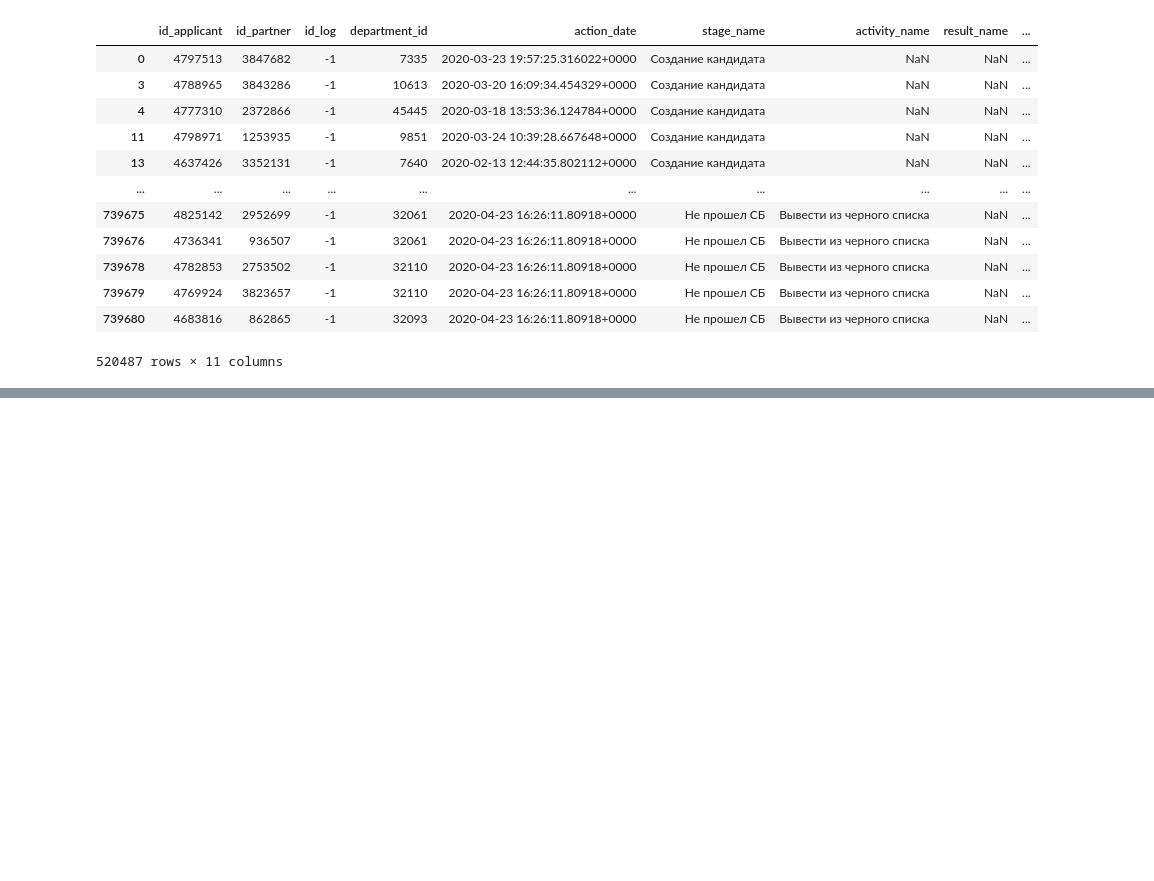
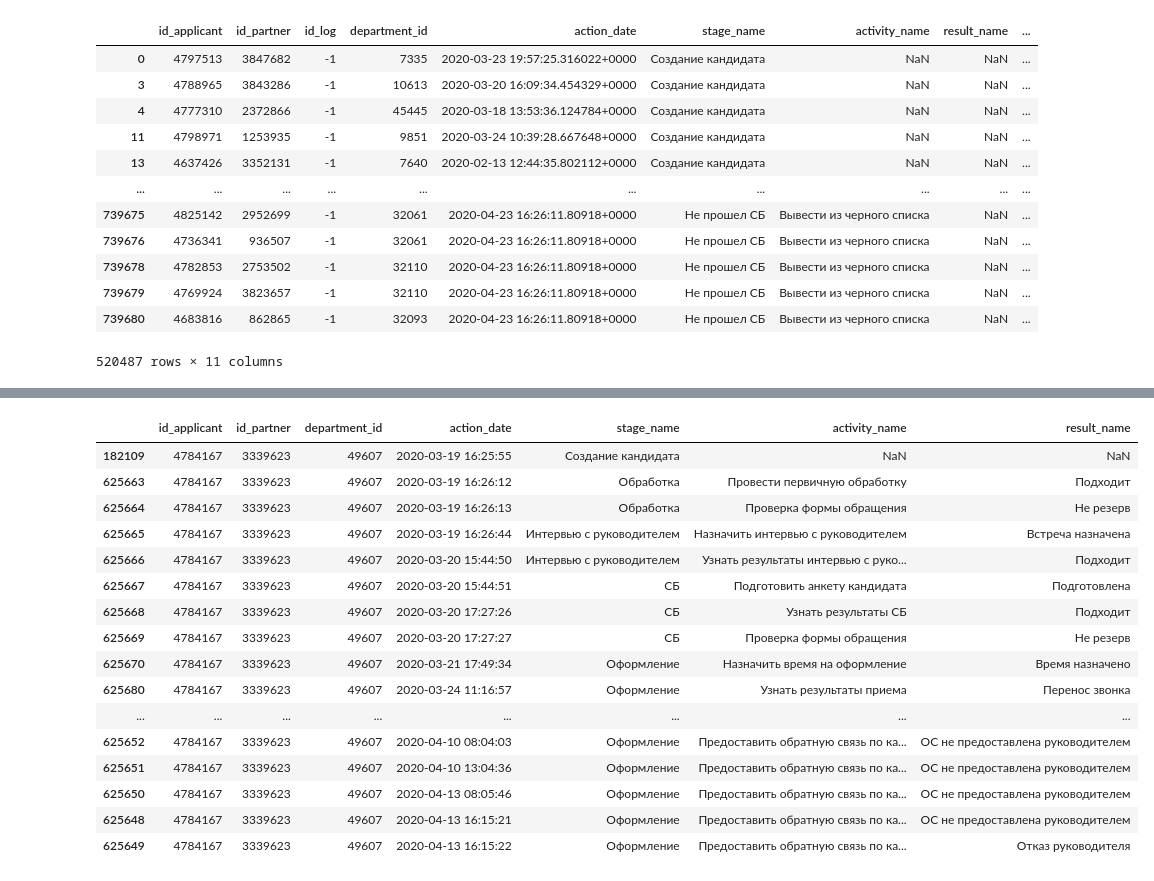
Before and after one commit to Timkasyan/NIR_group_1, a Jupyter notebook: nir_project.ipynb, the cells around one changed output, grey strips where cells are left out. Drawn from its saved outputs; the diff is of its cells as text; code cells hidden in the pictures; blank space fills up the shorter version.

Commit message:
notebook first day result + csv with unique states

```diff
--- a/nir_project.ipynb
+++ b/nir_project.ipynb
@@ -229,4 +229,4 @@ df
 | 739680 | 4683816 | 862865 | -1 | 32093 | 2020-04-23 16:26:11.80918+0000 | Не прошел СБ | Вывести из черного списка | NaN | ... |
 520487 rows × 11 columns
 # %%
-df['action_date'] = pd.to_datetime(df['action_date'], format="%Y-%m-%d %H:%M:%S.%f%z")
+# df['action_date'] = pd.to_datetime(df['action_date'], format="%Y-%m-%d %H:%M:%S.%f%z")
@@ -240,0 +287,2 @@ TypeError: Parser must be a string or character stream, not datetime
+# %%
+df['action_date'] = df['action_date'].str[:19]
@@ -240,0 +305,22 @@ TypeError: Parser must be a string or character stream, not datetime
+# %%
+df['action_date'] = pd.to_datetime(df['action_date'], format="%Y-%m-%d %H:%M:%S")
+# %%
+df[df['id_applicant'] == 4784167].drop(['id_log', 'is_active_action', 'is_open_action', 'position_name'], axis=1).sort_values('action_date')
+# %% [output]
+|  | id_applicant | id_partner | department_id | action_date | stage_name | activity_name | result_name |
+| 182109 | 4784167 | 3339623 | 49607 | 2020-03-19 16:25:55 | Создание кандидата | NaN | NaN |
+| 625663 | 4784167 | 3339623 | 49607 | 2020-03-19 16:26:12 | Обработка | Провести первичную обработку | Подходит |
+| 625664 | 4784167 | 3339623 | 49607 | 2020-03-19 16:26:13 | Обработка | Проверка формы обращения | Не резерв |
+| 625665 | 4784167 | 3339623 | 49607 | 2020-03-19 16:26:44 | Интервью с руководителем | Назначить интервью с руководителем | Встреча назначена |
+| 625666 | 4784167 | 3339623 | 49607 | 2020-03-20 15:44:50 | Интервью с руководителем | Узнать результаты интервью с руко... | Подходит |
+| 625667 | 4784167 | 3339623 | 49607 | 2020-03-20 15:44:51 | СБ | Подготовить анкету кандидата | Подготовлена |
+| 625668 | 4784167 | 3339623 | 49607 | 2020-03-20 17:27:26 | СБ | Узнать результаты СБ | Подходит |
+| 625669 | 4784167 | 3339623 | 49607 | 2020-03-20 17:27:27 | СБ | Проверка формы обращения | Не резерв |
+| 625670 | 4784167 | 3339623 | 49607 | 2020-03-21 17:49:34 | Оформление | Назначить время на оформление | Время назначено |
+| 625680 | 4784167 | 3339623 | 49607 | 2020-03-24 11:16:57 | Оформление | Узнать результаты приема | Перенос звонка |
+| ... | ... | ... | ... | ... | ... | ... | ... |
+| 625652 | 4784167 | 3339623 | 49607 | 2020-04-10 08:04:03 | Оформление | Предоставить обратную связь по ка... | ОС не предоставлена руководителем |
+| 625651 | 4784167 | 3339623 | 49607 | 2020-04-10 13:04:36 | Оформление | Предоставить обратную связь по ка... | ОС не предоставлена руководителем |
+| 625650 | 4784167 | 3339623 | 49607 | 2020-04-13 08:05:46 | Оформление | Предоставить обратную связь по ка... | ОС не предоставлена руководителем |
+| 625648 | 4784167 | 3339623 | 49607 | 2020-04-13 16:15:21 | Оформление | Предоставить обратную связь по ка... | ОС не предоставлена руководителем |
+| 625649 | 4784167 | 3339623 | 49607 | 2020-04-13 16:15:22 | Оформление | Предоставить обратную связь по ка... | Отказ руководителя |
```
Also changed, not shown: parts of 17 cells of this notebook, 1 other file.
